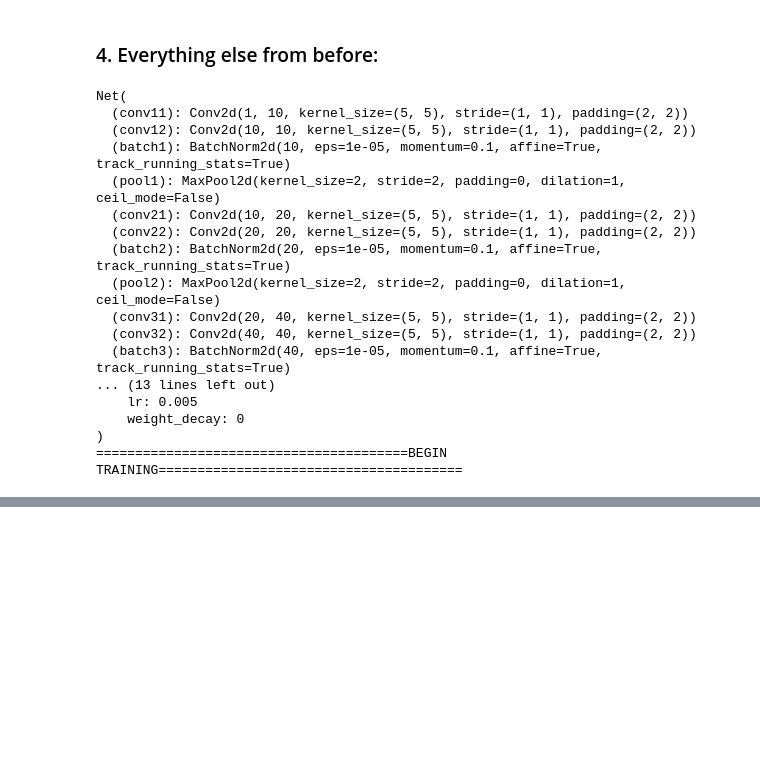
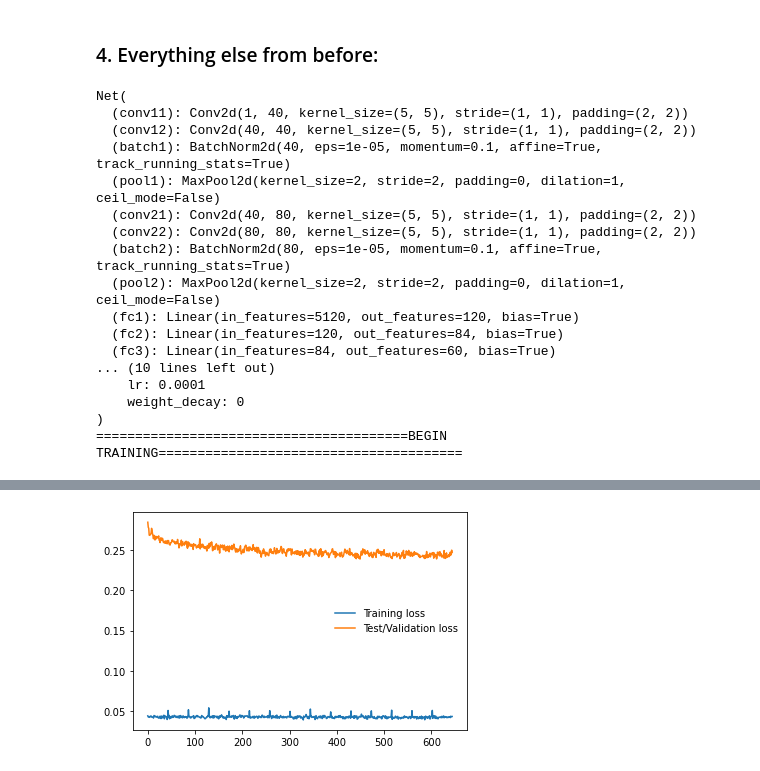
Before and after one commit to lenghuang/picTex, a Jupyter notebook: textDetectModel/mondayZach.ipynb, the cells around one changed output, grey strips where cells are left out. Saved outputs shown, nothing was run; the diff lists cells and outputs as text; code cells hidden in the pictures; blank space fills up the shorter version.

```diff
--- a/textDetectModel/mondayZach.ipynb
+++ b/textDetectModel/mondayZach.ipynb
@@ -10,7 +10,7 @@ import numpy as np
 import torch
 import os
 
-data_dir = "./final/"
+data_dir = "./final_imgs/"
 
 classes = os.listdir(data_dir)
 num_classes = len(classes)
@@ -46,7 +46,7 @@ num_output_channels = 1
 normal = (0.5,)
 
 # choose batch size
-batch_size = 64
+batch_size = 128
 
 transform = transforms.Compose(
     [transforms.Grayscale(num_output_channels),
@@ -199,23 +199,20 @@ import torch.nn.functional as F
 class Net(nn.Module):
     def __init__(self):
         super(Net, self).__init__()
-        self.conv11 = nn.Conv2d(in_channels=num_output_channels, out_channels=10, kernel_size=5, padding=2)
-        self.conv12 = nn.Conv2d(10, 10, 5, padding=2)
-        self.batch1 = nn.BatchNorm2d(10)
+        self.conv11 = nn.Conv2d(in_channels=num_output_channels, out_channels=40, kernel_size=5, padding=2)
+        self.conv12 = nn.Conv2d(40, 40, 5, padding=2)
+        self.batch1 = nn.BatchNorm2d(40)
         self.pool1  = nn.MaxPool2d(kernel_size=2,stride=2)
-        self.conv21 = nn.Conv2d(10, 20, 5, padding=2)
-        self.conv22 = nn.Conv2d(20, 20, 5, padding=2)
-        self.batch2 = nn.BatchNorm2d(20)
+        self.conv21 = nn.Conv2d(40, 80, 5, padding=2)
+        self.conv22 = nn.Conv2d(80, 80, 5, padding=2)
+        self.batch2 = nn.BatchNorm2d(80)
         self.pool2  = nn.MaxPool2d(2,2)
-        self.conv31 = nn.Conv2d(20, 40, 5, padding=2)
-        self.conv32 = nn.Conv2d(40, 40, 5, padding=2)
-        self.batch3 = nn.BatchNorm2d(40)
-        self.pool3  = nn.MaxPool2d(2,2)
+
 
         # Transitioning from Conv ===> Linear
         # 16 is the number of output channels in the previous conv layer.
 
-        self.fc1 = nn.Linear(40 * 4 * 4, 120)
+        self.fc1 = nn.Linear(80 * 8 * 8, 120)
         self.fc2 = nn.Linear(120, 84)
         self.fc3 = nn.Linear(84, len(classes))
         self.dropconv = nn.Dropout(0.2)
@@ -231,11 +228,7 @@ class Net(nn.Module):
         x = F.relu(self.conv22(x))
         x = self.batch2(x)
         x = self.pool2(x)
-        x = F.relu(self.conv31(x))
-        x = F.relu(self.conv32(x))
-        x = self.batch3(x)
-        x = self.pool3(x)
-        x = x.view(-1, 40 * 4 * 4)
+        x = x.view(-1, 80 * 8 * 8)
         x = F.relu(self.fc1(x))
         x = F.relu(self.fc2(x))
         x = self.fc3(x)
@@ -250,12 +243,12 @@ model.eval()
 inp = torch.randn((1,1,32,32))
 out = model(inp)
 
-#model.load_state_dict(torch.load('./models/custom_label_1002.pt'))
+model.load_state_dict(torch.load('./models/pictexHelp_103.pt'))
 model.train()
 import torch.optim as optim
 
 # set parameters
-learning_rate = 0.005
+learning_rate = 0.0001
 momentum = 0.9
 
 def loss_optim():
@@ -265,8 +258,8 @@ def loss_optim():
     criterion = nn.NLLLoss()
 
     # Optimizer:
-    optimizer = torch.optim.Adamax(model.parameters(), learning_rate, betas=(0.9, 0.999), eps=1e-08, weight_decay=0)
-    #optimizer = optim.Adam(model.parameters(), learning_rate, amsgrad = True)
+    # optimizer = torch.optim.Adamax(model.parameters(), learning_rate, betas=(0.9, 0.999), eps=1e-08, weight_decay=0)
+    optimizer = optim.Adam(model.parameters(), learning_rate, amsgrad = True)
     #optimizer = optim.SGD(model.parameters(), learning_rate, momentum)
 
     return criterion, optimizer
@@ -283,7 +276,7 @@ from torch.autograd import Variable
 def train_network():
 
     # Choose parameters
-    num_epoch = 10
+    num_epoch = 15
     mini_batch = 10 # previously batch_size
     train_losses, test_losses = [], []
     running_loss = 0
@@ -331,7 +324,7 @@ def train_network():
                 model.train()
 
 
-    PATH = './models/pictexHELP_100.pt'
+    PATH = './models/pictexHELP_103.pt'
     torch.save(model.state_dict(), PATH)
     return train_losses, test_losses, PATH
 
@@ -347,19 +340,19 @@ print("=========================================END TRAINING====================
 visualize_train(train_losses, test_losses)
 # %% [output]
 Net(
-  (conv11): Conv2d(1, 10, kernel_size=(5, 5), stride=(1, 1), padding=(2, 2))
-  (conv12): Conv2d(10, 10, kernel_size=(5, 5), stride=(1, 1), padding=(2, 2))
-  (batch1): BatchNorm2d(10, eps=1e-05, momentum=0.1, affine=True, track_running_stats=True)
+  (conv11): Conv2d(1, 40, kernel_size=(5, 5), stride=(1, 1), padding=(2, 2))
+  (conv12): Conv2d(40, 40, kernel_size=(5, 5), stride=(1, 1), padding=(2, 2))
+  (batch1): BatchNorm2d(40, eps=1e-05, momentum=0.1, affine=True, track_running_stats=True)
   (pool1): MaxPool2d(kernel_size=2, stride=2, padding=0, dilation=1, ceil_mode=False)
-  (conv21): Conv2d(10, 20, kernel_size=(5, 5), stride=(1, 1), padding=(2, 2))
-  (conv22): Conv2d(20, 20, kernel_size=(5, 5), stride=(1, 1), padding=(2, 2))
-  (batch2): BatchNorm2d(20, eps=1e-05, momentum=0.1, affine=True, track_running_stats=True)
+  (conv21): Conv2d(40, 80, kernel_size=(5, 5), stride=(1, 1), padding=(2, 2))
+  (conv22): Conv2d(80, 80, kernel_size=(5, 5), stride=(1, 1), padding=(2, 2))
+  (batch2): BatchNorm2d(80, eps=1e-05, momentum=0.1, affine=True, track_running_stats=True)
   (pool2): MaxPool2d(kernel_size=2, stride=2, padding=0, dilation=1, ceil_mode=False)
-  (conv31): Conv2d(20, 40, kernel_size=(5, 5), stride=(1, 1), padding=(2, 2))
-  (conv32): Conv2d(40, 40, kernel_size=(5, 5), stride=(1, 1), padding=(2, 2))
-  (batch3): BatchNorm2d(40, eps=1e-05, momentum=0.1, affine=True, track_running_stats=True)
-... (13 lines left out)
-    lr: 0.005
+  (fc1): Linear(in_features=5120, out_features=120, bias=True)
+  (fc2): Linear(in_features=120, out_features=84, bias=True)
+  (fc3): Linear(in_features=84, out_features=60, bias=True)
+... (10 lines left out)
+    lr: 0.0001
     weight_decay: 0
 )
 ========================================BEGIN TRAINING=======================================
@@ -382,0 +376 @@ Net(
+[figure, added]
```
Also changed, not shown: parts of 3 cells of this notebook, 54 other files.
